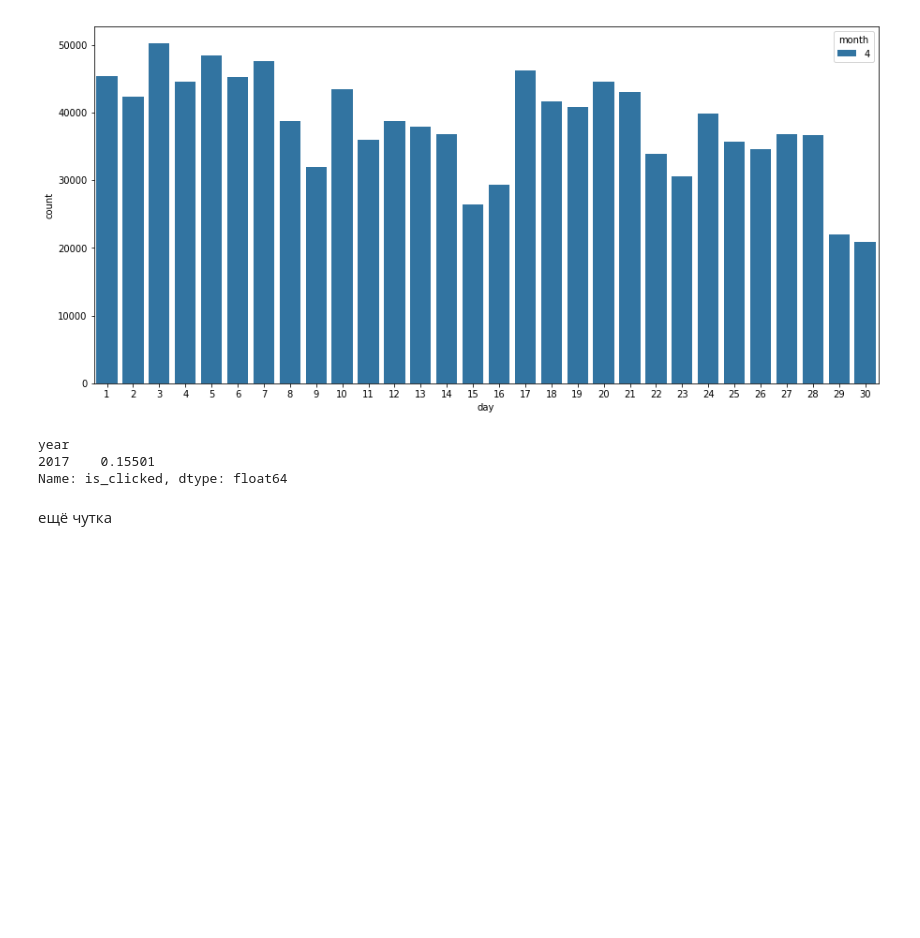
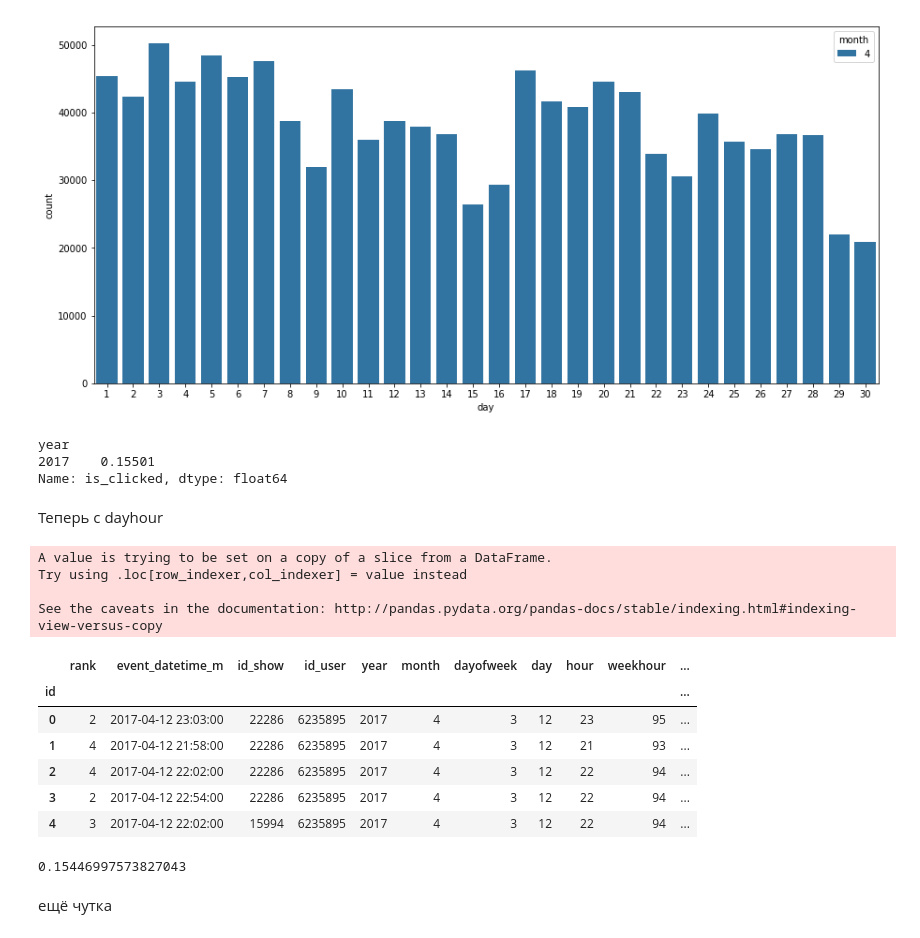
Before and after one commit to JustM57/TicketLand, a Jupyter notebook: test, train, clicks - time.ipynb, the cells around one changed output. Drawn from its saved outputs; the diff is of its cells as text; code cells hidden in the pictures; blank space fills up the shorter version.

```diff
--- a/test, train, clicks - time.ipynb
+++ b/test, train, clicks - time.ipynb
@@ -133,6 +156,33 @@ def write_to_submission_file(predicted_labels, out_file,
 # %%
 tdf['answer'] = 0.15501*np.ones(shape=tdf.shape[0])
 write_to_submission_file(tdf['answer'], 'prediction.csv')
+# %% [markdown]
+Теперь с dayhour
+# %%
+time_df = df[['hour'] + ['is_clicked'] + ['dayofweek']]
+time_df['weekhour'] = time_df['dayofweek']*24 + time_df['hour']
+weekhour = time_df.groupby(['weekhour'])['is_clicked'].mean()
+# %% [output]
+A value is trying to be set on a copy of a slice from a DataFrame.
+Try using .loc[row_indexer,col_indexer] = value instead
+
+See the caveats in the documentation: http://pandas.pydata.org/pandas-docs/stable/indexing.html#indexing-view-versus-copy
+# %%
+tdf['weekhour'] = tdf['dayofweek']*24 + tdf['hour']
+tdf['answer'] = [weekhour[i] for i in tdf['weekhour']]
+# %% [output]
+|  | rank | event_datetime_m | id_show | id_user | year | month | dayofweek | day | hour | weekhour | ... |
+| id |  |  |  |  |  |  |  |  |  |  | ... |
+| 0 | 2 | 2017-04-12 23:03:00 | 22286 | 6235895 | 2017 | 4 | 3 | 12 | 23 | 95 | ... |
+| 1 | 4 | 2017-04-12 21:58:00 | 22286 | 6235895 | 2017 | 4 | 3 | 12 | 21 | 93 | ... |
+| 2 | 4 | 2017-04-12 22:02:00 | 22286 | 6235895 | 2017 | 4 | 3 | 12 | 22 | 94 | ... |
+| 3 | 2 | 2017-04-12 22:54:00 | 22286 | 6235895 | 2017 | 4 | 3 | 12 | 22 | 94 | ... |
+| 4 | 3 | 2017-04-12 22:02:00 | 15994 | 6235895 | 2017 | 4 | 3 | 12 | 22 | 94 | ... |
+# %%
+write_to_submission_file(tdf['answer'], 'prediction.csv')
+tdf['answer'].mean()
+# %% [output]
+0.15446997573827043
 # %% [markdown]
 ещё чутка
 # %%
```
Also changed, not shown: parts of 3 cells of this notebook.
